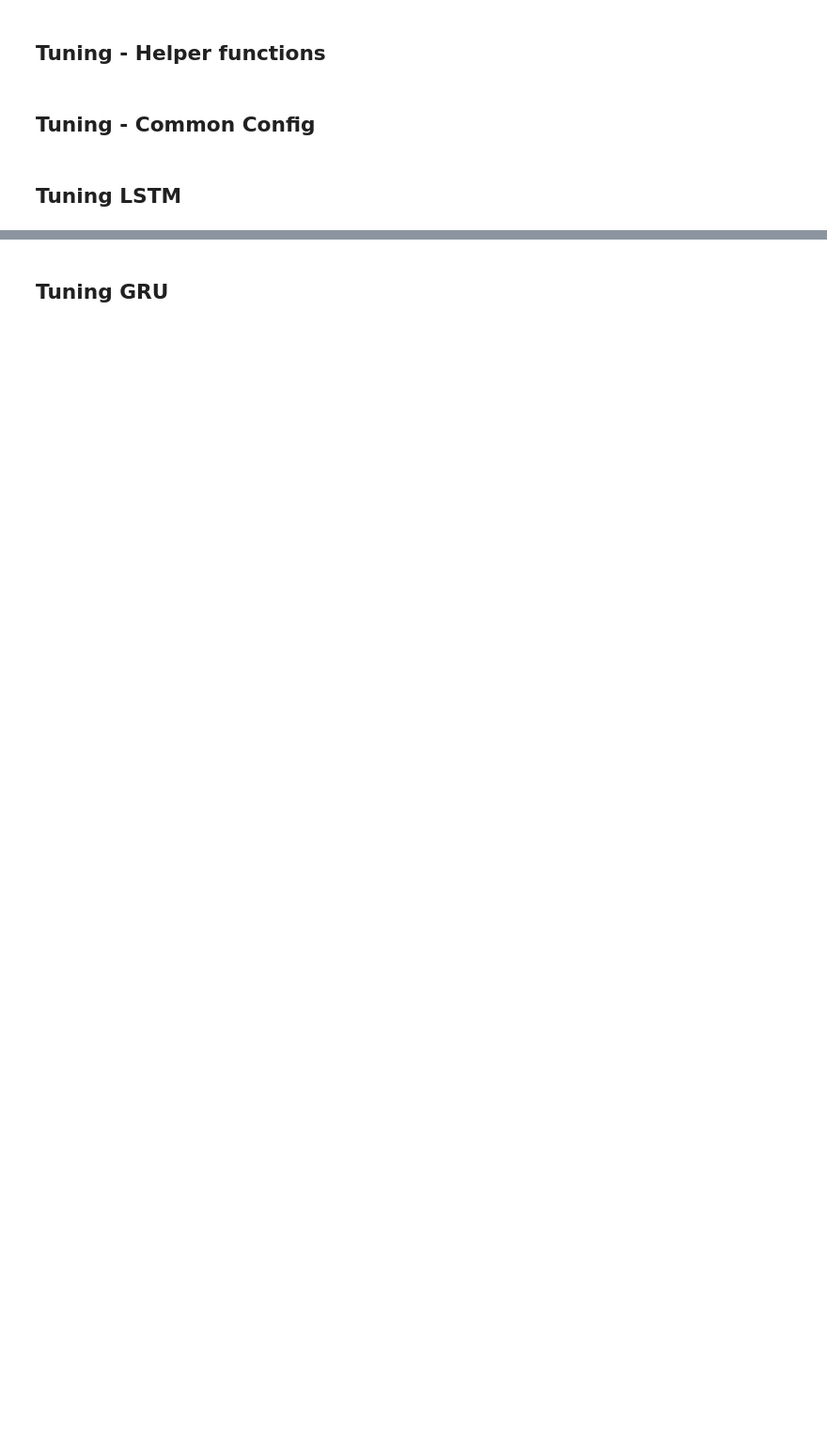
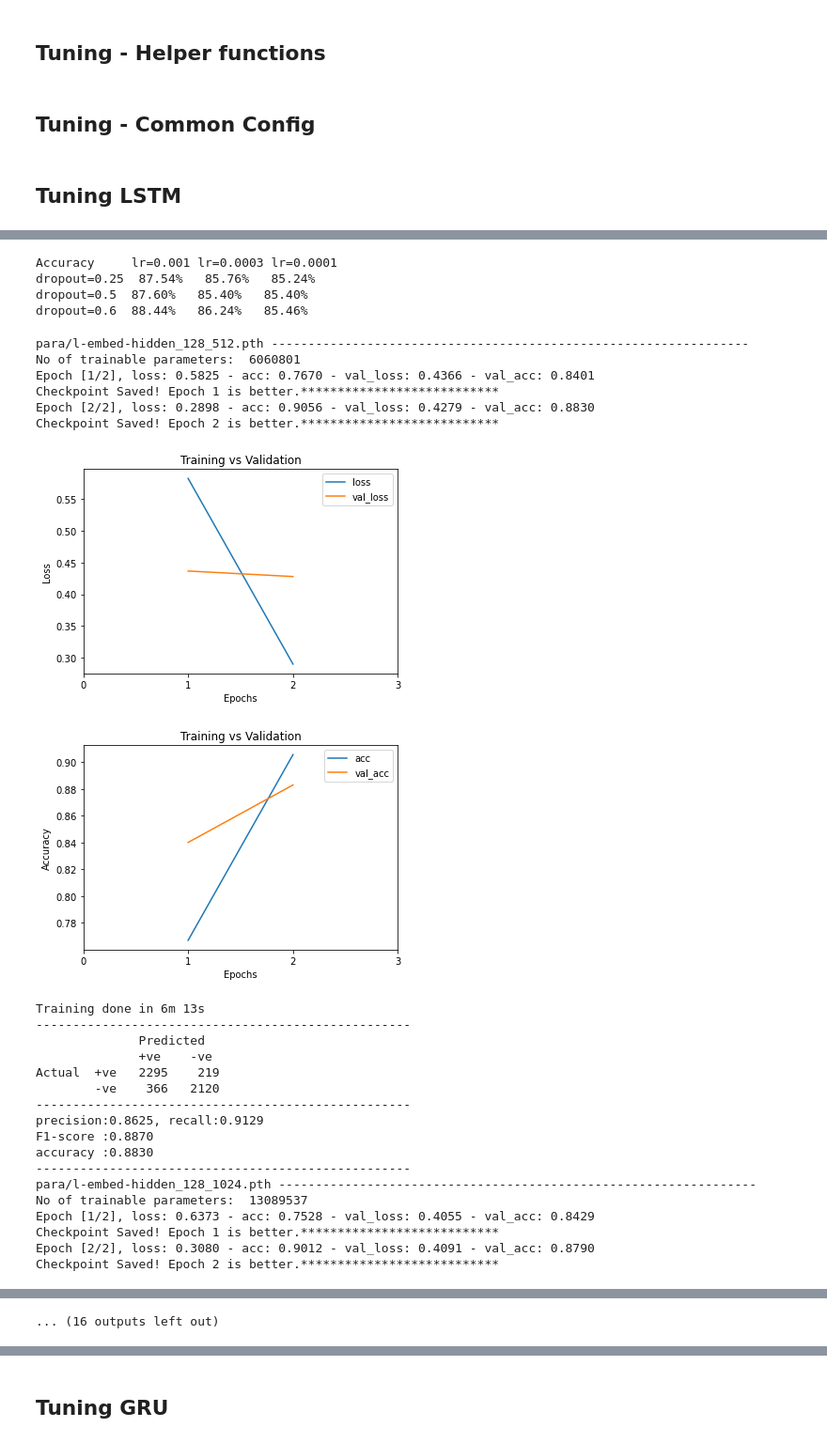
Before and after one commit to chihangs/IMDB, a Jupyter notebook: IMDB.ipynb, the cells around one changed output, grey strips where cells are left out. Shown at 94% size. Cells and saved outputs as stored; diff of their text form; code cells hidden in the pictures; blank space fills up the shorter version.

```diff
--- a/IMDB.ipynb
+++ b/IMDB.ipynb
@@ -582,7 +683,7 @@ Let's confirm the dataset after we find the best batch size (16) and stopwords (
 # %%
 # set dataset, loader and vocab size with best hyperparameters
-stopwords = stop_list[best_hyper1]
-BATCH_SIZE = best_hyper2
+stopwords = stopwords_cut
+BATCH_SIZE = 16
 
 train_ds = TextClassDataset(train_df, tokenizer, CLASSES, VOCAB_PATH, MAX_LEN, MIN_COUNT, stopwords)
 valid_ds = TextClassDataset(valid_df, tokenizer, CLASSES, VOCAB_PATH, MAX_LEN, MIN_COUNT, stopwords)
@@ -651,10 +819,15 @@ print('--------<<<-------best validation accuracy: {:.4f}, best hyperparameters:
 # %%
-print('Accuracy',end='')
+print('Accuracy    ',end='')
 for j in list2:
-    print('  lr={}'.format(j),end='')
+    print(' lr={}'.format(j),end='')
 
 for i in list1:
     print('')
-    print('dropout='+str(i)+'      ', end='')
+    print('dropout='+str(i)+'  ', end='')
     for j in list2:
-        print("{:.2f}".format(acc_trial[i][j]*100)+'% ', end='')
+        print("{:.2f}".format(acc_trial[i][j]*100)+'%   ', end='')
+# %% [output]
+Accuracy     lr=0.001 lr=0.0003 lr=0.0001
+dropout=0.25  87.54%   85.76%   85.24%
+dropout=0.5  87.60%   85.40%   85.40%
+dropout=0.6  88.44%   86.24%   85.46%
@@ -688,0 +838,54 @@ print('--------<<<-------best validation accuracy: {:.4f}, best hyperparameters:
+# %%
+# LSTM tuning 2
+
+name_tuning = 'l-embed-hidden'
+
+n_layers = 1
+bidirectional = True
+dropout = best_hyper1
+LR = best_hyper2
+
+list1 = [128, 256, 512]                  #change search space to suit needs----------------------<<<
+list2 = [512, 1024, 2048]
+#-----------------------------------------------------
+best_acc=0       #initialize best validation accuracy
+best_hyper1, best_hyper2 = None, None
+model_trial[name_tuning]={}
+acc_trial={}
+
+for i in list1:
+    model_trial[name_tuning][i] = {}
+    acc_trial[i] = {}
+    for j in list2:
+        EMBED_SIZE, HIDDEN_SIZE = i, j                                                                        #change variable names----------------------<<<
+        model = LSTM(vocab_size, EMBED_SIZE, HIDDEN_SIZE, 1, n_layers, bidirectional, MAX_LEN, dropout).to(device)            #change model -----------<<<
+        best_acc, best_hyper1, best_hyper2, acc_trial[i][j] = tune_one(model, best_acc, best_hyper1, best_hyper2)
+        model_trial[name_tuning][i][j] = model
+
+print('--------<<<-------best validation accuracy: {:.4f}, best hyperparameters:{}, {} -------->>>--------'.format(best_acc, best_hyper1, best_hyper2))
+# %% [output]
+para/l-embed-hidden_128_512.pth -----------------------------------------------------------------
+No of trainable parameters:  6060801
+Epoch [1/2], loss: 0.5825 - acc: 0.7670 - val_loss: 0.4366 - val_acc: 0.8401
+Checkpoint Saved! Epoch 1 is better.***************************
+Epoch [2/2], loss: 0.2898 - acc: 0.9056 - val_loss: 0.4279 - val_acc: 0.8830
+Checkpoint Saved! Epoch 2 is better.***************************
+[figure, added]
+[figure, added]
+Training done in 6m 13s
+---------------------------------------------------
+              Predicted
+              +ve    -ve
+Actual  +ve   2295    219
+        -ve    366   2120
+---------------------------------------------------
+precision:0.8625, recall:0.9129
+F1-score :0.8870
+accuracy :0.8830
+---------------------------------------------------
+para/l-embed-hidden_128_1024.pth -----------------------------------------------------------------
+No of trainable parameters:  13089537
+Epoch [1/2], loss: 0.6373 - acc: 0.7528 - val_loss: 0.4055 - val_acc: 0.8429
+Checkpoint Saved! Epoch 1 is better.***************************
+Epoch [2/2], loss: 0.3080 - acc: 0.9012 - val_loss: 0.4091 - val_acc: 0.8790
+Checkpoint Saved! Epoch 2 is better.***************************
@@ -689,3 +932,4 @@ print('--------<<<-------best validation accuracy: {:.4f}, best hyperparameters:
+... (16 outputs left out)
 # %%
 print('Accuracy',end='')
 for j in list2:
```
Also changed, not shown: parts of 75 cells of this notebook.
